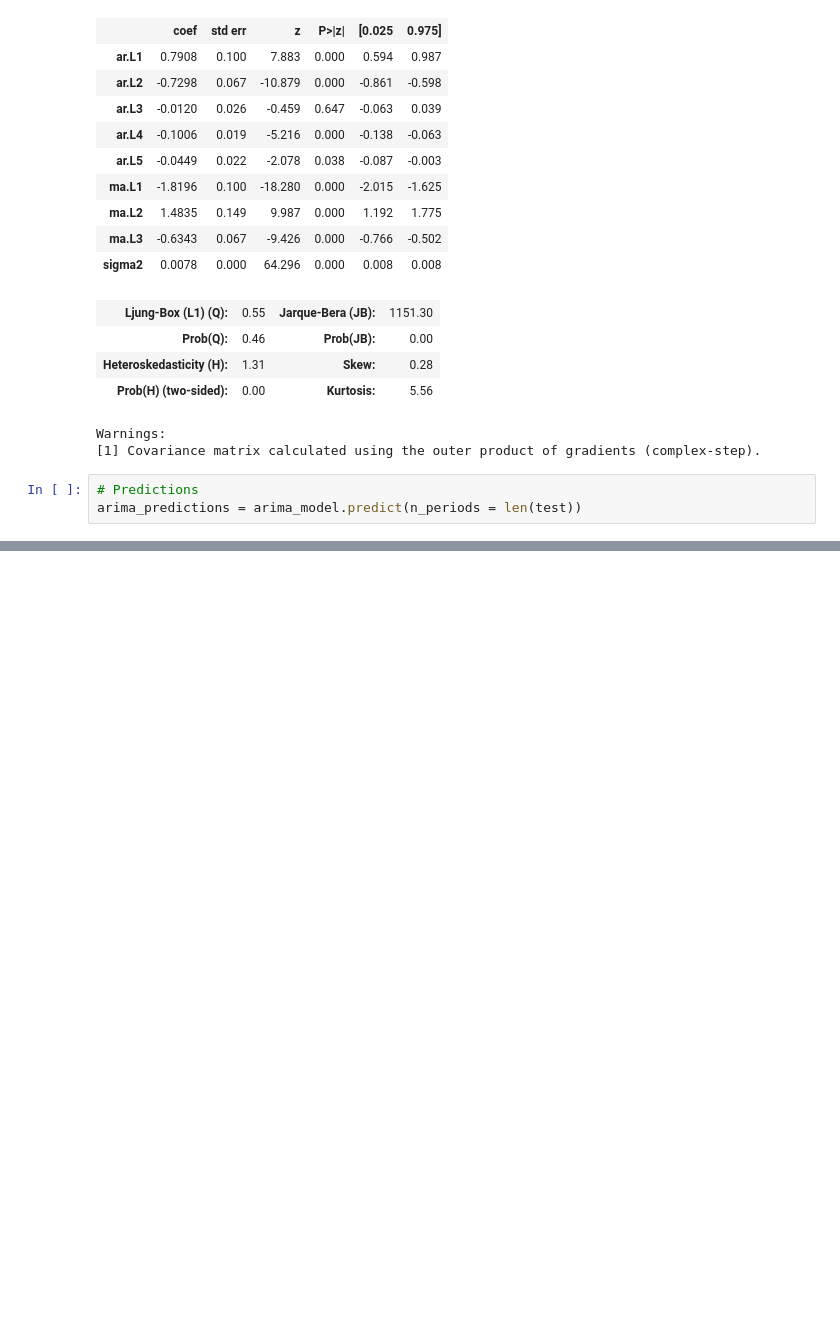
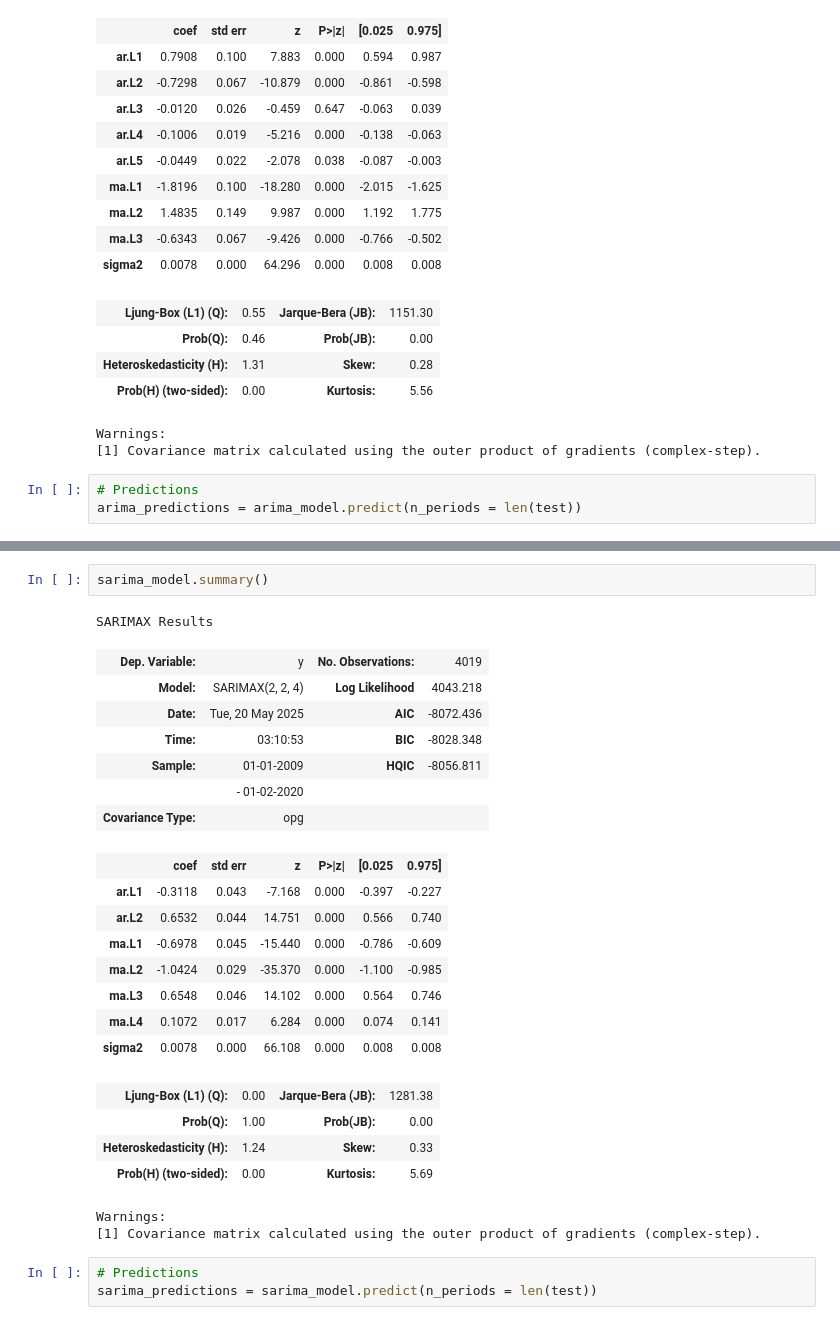
Before and after one commit to 4GeeksAcademy/remelop_Time_Series_Project, a Jupyter notebook: src/Time_Series_Project.ipynb, the cells around one changed output, grey strips where cells are left out. Cells and saved outputs as stored; diff of their text form; blank space fills up the shorter version.

```diff
--- a/src/Time_Series_Project.ipynb
+++ b/src/Time_Series_Project.ipynb
@@ -371,0 +432,28 @@ Mean Absolute Percentage Error: 3.16 %
+# %%
+sarima_model.summary()
+# %% [output]
+SARIMAX Results
+| Dep. Variable: | y | No. Observations: | 4019 |
+| Model: | SARIMAX(2, 2, 4) | Log Likelihood | 4043.218 |
+| Date: | Tue, 20 May 2025 | AIC | -8072.436 |
+| Time: | 03:10:53 | BIC | -8028.348 |
+| Sample: | 01-01-2009 | HQIC | -8056.811 |
+|  | - 01-02-2020 |  |  |
+| Covariance Type: | opg |  |  |
+|  | coef | std err | z | P>|z| | [0.025 | 0.975] |
+| ar.L1 | -0.3118 | 0.043 | -7.168 | 0.000 | -0.397 | -0.227 |
+| ar.L2 | 0.6532 | 0.044 | 14.751 | 0.000 | 0.566 | 0.740 |
+| ma.L1 | -0.6978 | 0.045 | -15.440 | 0.000 | -0.786 | -0.609 |
+| ma.L2 | -1.0424 | 0.029 | -35.370 | 0.000 | -1.100 | -0.985 |
+| ma.L3 | 0.6548 | 0.046 | 14.102 | 0.000 | 0.564 | 0.746 |
+| ma.L4 | 0.1072 | 0.017 | 6.284 | 0.000 | 0.074 | 0.141 |
+| sigma2 | 0.0078 | 0.000 | 66.108 | 0.000 | 0.008 | 0.008 |
+| Ljung-Box (L1) (Q): | 0.00 | Jarque-Bera (JB): | 1281.38 |
+| Prob(Q): | 1.00 | Prob(JB): | 0.00 |
+| Heteroskedasticity (H): | 1.24 | Skew: | 0.33 |
+| Prob(H) (two-sided): | 0.00 | Kurtosis: | 5.69 |
+Warnings:
+[1] Covariance matrix calculated using the outer product of gradients (complex-step).
+# %%
+# Predictions
+sarima_predictions = sarima_model.predict(n_periods = len(test))
```
Also changed, not shown: parts of 13 cells of this notebook.
